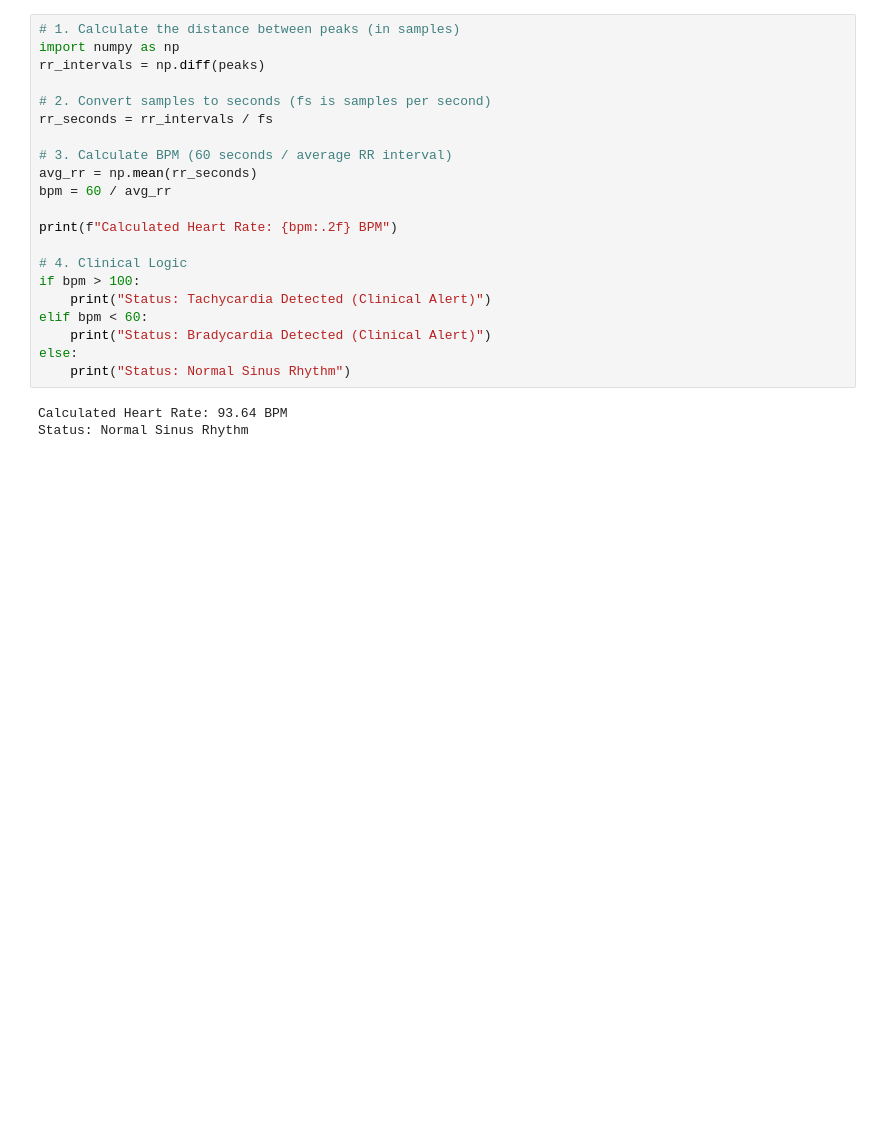
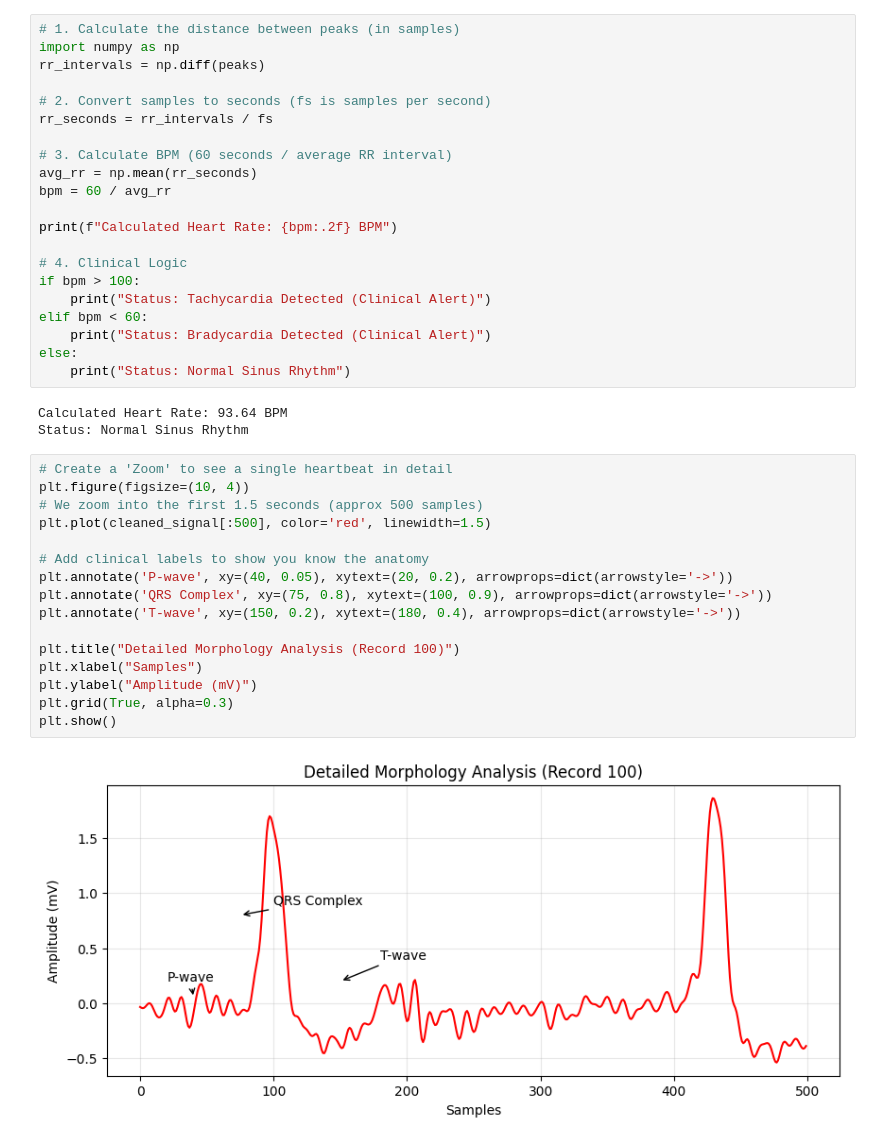
Before and after one commit to bhaumikdebalina28-star/ECG-Clinical-Analysis, a Jupyter notebook: my_first_ecg.ipynb, the cells around one changed output. Saved outputs shown, nothing was run; the diff lists cells and outputs as text; blank space fills up the shorter version.

```diff
--- a/my_first_ecg.ipynb
+++ b/my_first_ecg.ipynb
@@ -125,3 +125,21 @@ else:
 # %% [output]
 Calculated Heart Rate: 93.64 BPM
 Status: Normal Sinus Rhythm
+# %%
+# Create a 'Zoom' to see a single heartbeat in detail
+plt.figure(figsize=(10, 4))
+# We zoom into the first 1.5 seconds (approx 500 samples)
+plt.plot(cleaned_signal[:500], color='red', linewidth=1.5)
+
+# Add clinical labels to show you know the anatomy
+plt.annotate('P-wave', xy=(40, 0.05), xytext=(20, 0.2), arrowprops=dict(arrowstyle='->'))
+plt.annotate('QRS Complex', xy=(75, 0.8), xytext=(100, 0.9), arrowprops=dict(arrowstyle='->'))
+plt.annotate('T-wave', xy=(150, 0.2), xytext=(180, 0.4), arrowprops=dict(arrowstyle='->'))
+
+plt.title("Detailed Morphology Analysis (Record 100)")
+plt.xlabel("Samples")
+plt.ylabel("Amplitude (mV)")
+plt.grid(True, alpha=0.3)
+plt.show()
+# %% [output]
+[figure, added]
```
Also changed, not shown: parts of 1 cell of this notebook.
